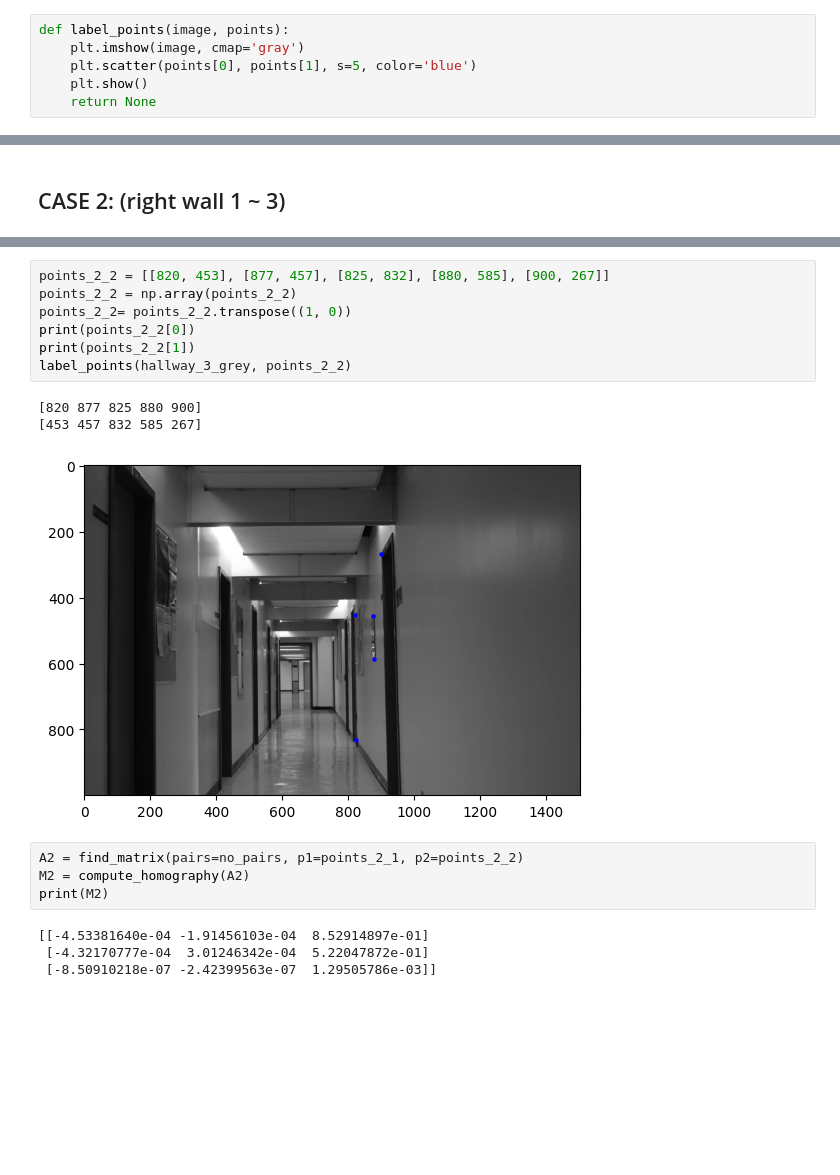
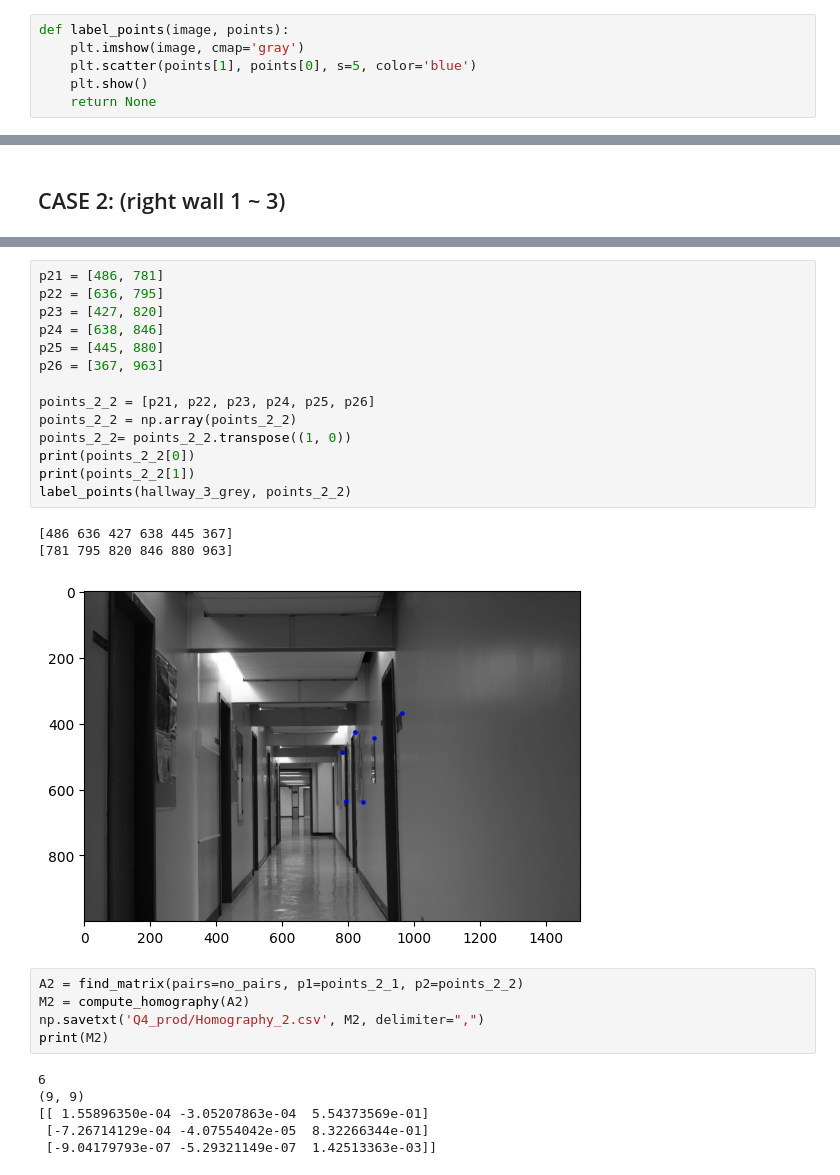
Before and after one commit to blairyeung/CSC420_Assignment_4, a Jupyter notebook: q4.ipynb, the cells around one changed output, grey strips where cells are left out. Cells and saved outputs as stored; diff of their text form; blank space fills up the shorter version.

```diff
--- a/q4.ipynb
+++ b/q4.ipynb
@@ -27,7 +27,7 @@ def get_image(path, coloring=cv2.IMREAD_GRAYSCALE):
 # %%
 def label_points(image, points):
     plt.imshow(image, cmap='gray')
-    plt.scatter(points[0], points[1], s=5, color='blue')
+    plt.scatter(points[1], points[0], s=5, color='blue')
     plt.show()
     return None
 # %%
@@ -153,22 +204,32 @@ label_points(hallway_1_grey, points_2_1)
 # %%
-points_2_2 = [[820, 453], [877, 457], [825, 832], [880, 585], [900, 267]]
+p21 = [486, 781]
+p22 = [636, 795]
+p23 = [427, 820]
+p24 = [638, 846]
+p25 = [445, 880]
+p26 = [367, 963]
+
+points_2_2 = [p21, p22, p23, p24, p25, p26]
 points_2_2 = np.array(points_2_2)
 points_2_2= points_2_2.transpose((1, 0))
 print(points_2_2[0])
 print(points_2_2[1])
 label_points(hallway_3_grey, points_2_2)
 # %% [output]
-[820 877 825 880 900]
-[453 457 832 585 267]
+[486 636 427 638 445 367]
+[781 795 820 846 880 963]
-[figure, old version]
+[figure, new version]
 # %%
 A2 = find_matrix(pairs=no_pairs, p1=points_2_1, p2=points_2_2)
 M2 = compute_homography(A2)
+np.savetxt('Q4_prod/Homography_2.csv', M2, delimiter=",")
 print(M2)
 # %% [output]
-[[-4.53381640e-04 -1.91456103e-04  8.52914897e-01]
- [-4.32170777e-04  3.01246342e-04  5.22047872e-01]
- [-8.50910218e-07 -2.42399563e-07  1.29505786e-03]]
+6
+(9, 9)
+[[ 1.55896350e-04 -3.05207863e-04  5.54373569e-01]
+ [-7.26714129e-04 -4.07554042e-05  8.32266344e-01]
+ [-9.04179793e-07 -5.29321149e-07  1.42513363e-03]]
 # %%
 estimated, actual = compute_transformation(no_pairs=no_pairs, M=M2, source=points_2_1, actual=points_2_2)
 plt.subplot(1,2,1), plt.scatter(x=actual[0], y=estimated[0])
```
Also changed, not shown: parts of 25 cells of this notebook, 10 other files.
